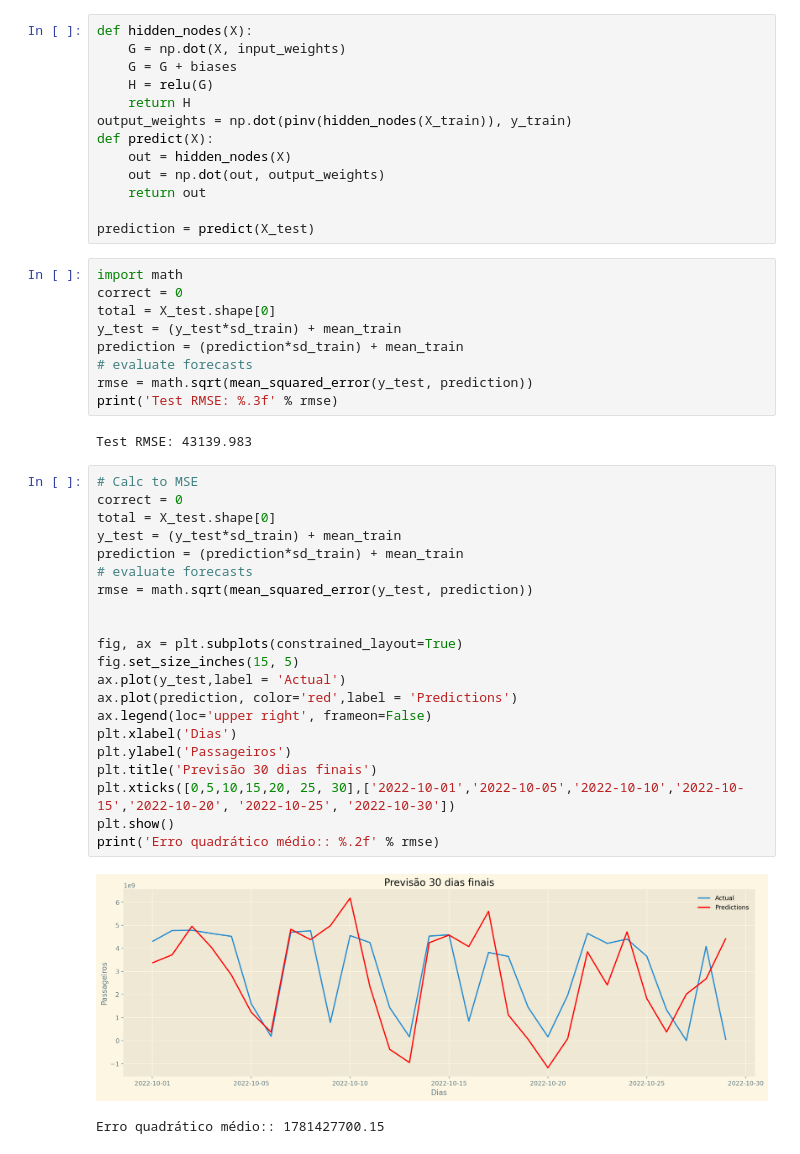
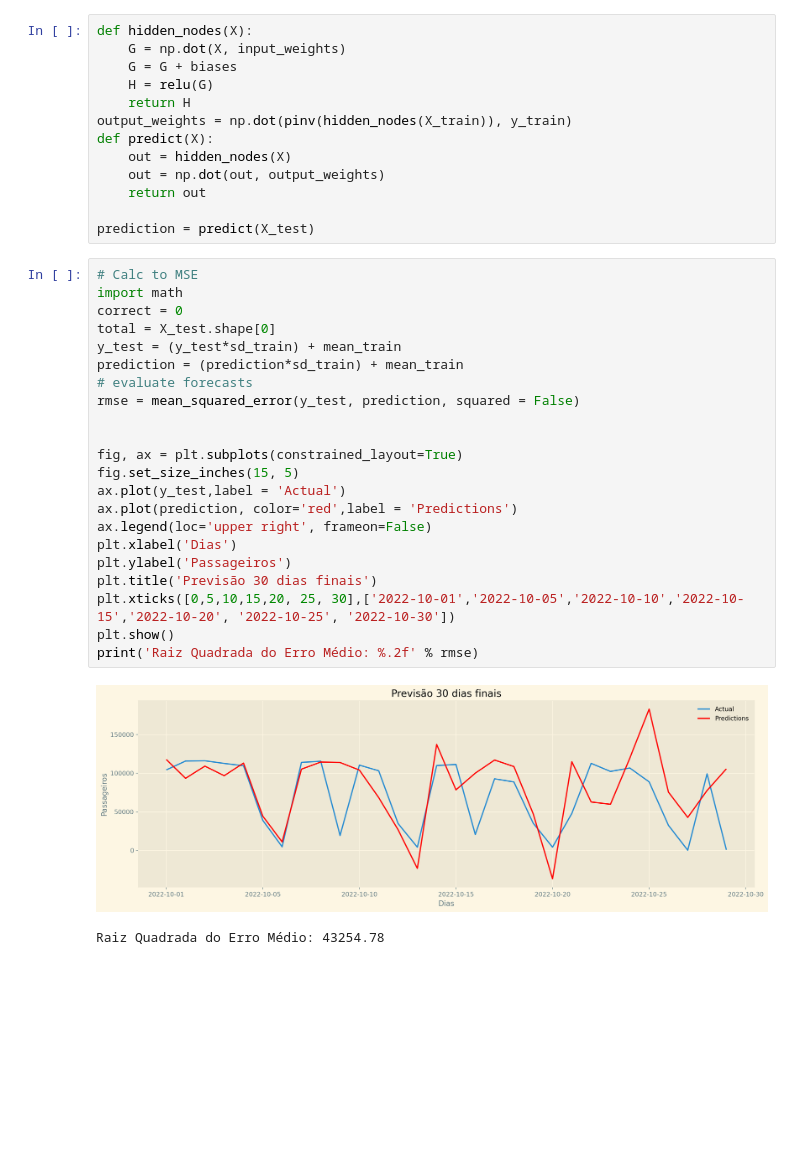
Before and after one commit to filmateus/Tranporte_Publico, a Jupyter notebook: forecasting_public_transportation.ipynb, the cells around one changed output. Cells and saved outputs as stored; diff of their text form; blank space fills up the shorter version.

```diff
--- a/forecasting_public_transportation.ipynb
+++ b/forecasting_public_transportation.ipynb
@@ -505,38 +522,28 @@ def predict(X):
     return out
 
 prediction = predict(X_test)
-# %%
-import math
-correct = 0
-total = X_test.shape[0]
-y_test = (y_test*sd_train) + mean_train
-prediction = (prediction*sd_train) + mean_train
-# evaluate forecasts
-rmse = math.sqrt(mean_squared_error(y_test, prediction))
-print('Test RMSE: %.3f' % rmse)
-# %% [output]
-Test RMSE: 43139.983
 # %%
 # Calc to MSE
+import math
 correct = 0
 total = X_test.shape[0]
 y_test = (y_test*sd_train) + mean_train
 prediction = (prediction*sd_train) + mean_train
 # evaluate forecasts
-rmse = math.sqrt(mean_squared_error(y_test, prediction))
+rmse = mean_squared_error(y_test, prediction, squared = False)
 
 
 fig, ax = plt.subplots(constrained_layout=True)
 fig.set_size_inches(15, 5)
 ax.plot(y_test,label = 'Actual')
 ax.plot(prediction, color='red',label = 'Predictions')
 ax.legend(loc='upper right', frameon=False)
 plt.xlabel('Dias')
 plt.ylabel('Passageiros')
 plt.title('Previsão 30 dias finais')
 plt.xticks([0,5,10,15,20, 25, 30],['2022-10-01','2022-10-05','2022-10-10','2022-10-15','2022-10-20', '2022-10-25', '2022-10-30'])
 plt.show()
-print('Erro quadrático médio:: %.2f' % rmse)
+print('Raiz Quadrada do Erro Médio: %.2f' % rmse)
 # %% [output]
-[figure, old version]
+[figure, new version]
-Erro quadrático médio:: 1781427700.15
+Raiz Quadrada do Erro Médio: 43254.78
```
Also changed, not shown: parts of 21 cells of this notebook, 1 other file.
